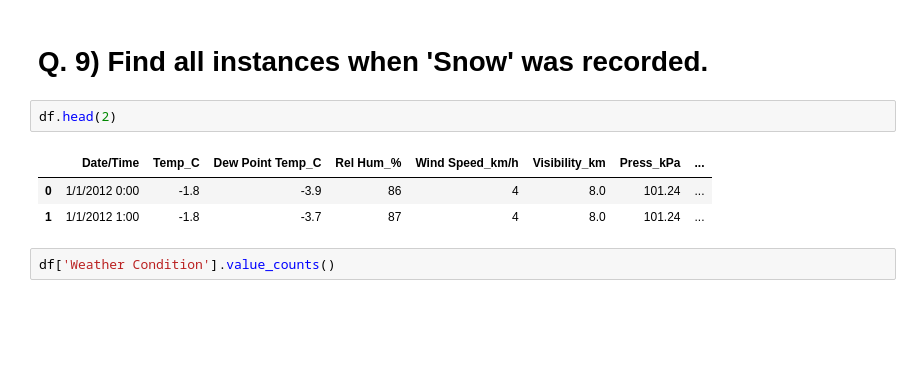
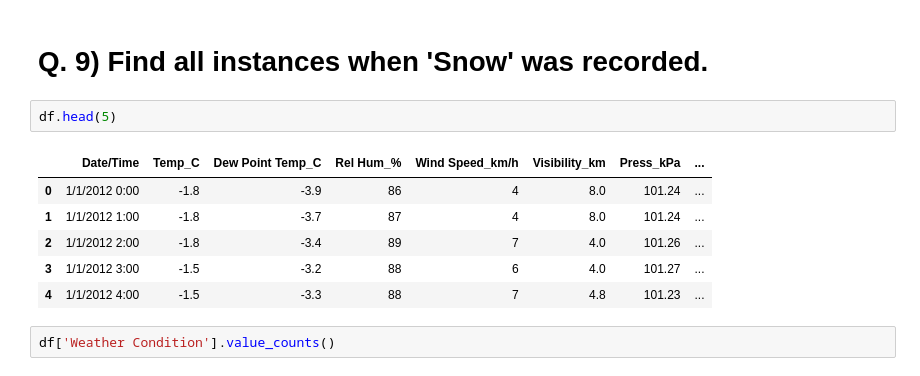
Before and after one commit to Agrika24/WeatherReport, a Jupyter notebook: WeatherData.ipynb, the cells around one changed output. Saved outputs shown, nothing was run; the diff lists cells and outputs as text; blank space fills up the shorter version.

```diff
--- a/WeatherData.ipynb
+++ b/WeatherData.ipynb
@@ -260,11 +276,14 @@ df['Rel Hum_%'].var()
 # %% [markdown]
 # Q. 9) Find all instances when 'Snow' was recorded.
 # %%
-df.head(2)
+df.head(5)
 # %% [output]
 |  | Date/Time | Temp_C | Dew Point Temp_C | Rel Hum_% | Wind Speed_km/h | Visibility_km | Press_kPa | ... |
 | 0 | 1/1/2012 0:00 | -1.8 | -3.9 | 86 | 4 | 8.0 | 101.24 | ... |
 | 1 | 1/1/2012 1:00 | -1.8 | -3.7 | 87 | 4 | 8.0 | 101.24 | ... |
+| 2 | 1/1/2012 2:00 | -1.8 | -3.4 | 89 | 7 | 4.0 | 101.26 | ... |
+| 3 | 1/1/2012 3:00 | -1.5 | -3.2 | 88 | 6 | 4.0 | 101.27 | ... |
+| 4 | 1/1/2012 4:00 | -1.5 | -3.3 | 88 | 7 | 4.8 | 101.23 | ... |
 # %%
 df['Weather Condition'].value_counts()
 # %% [output]
```
Also changed, not shown: parts of 3 cells of this notebook.
